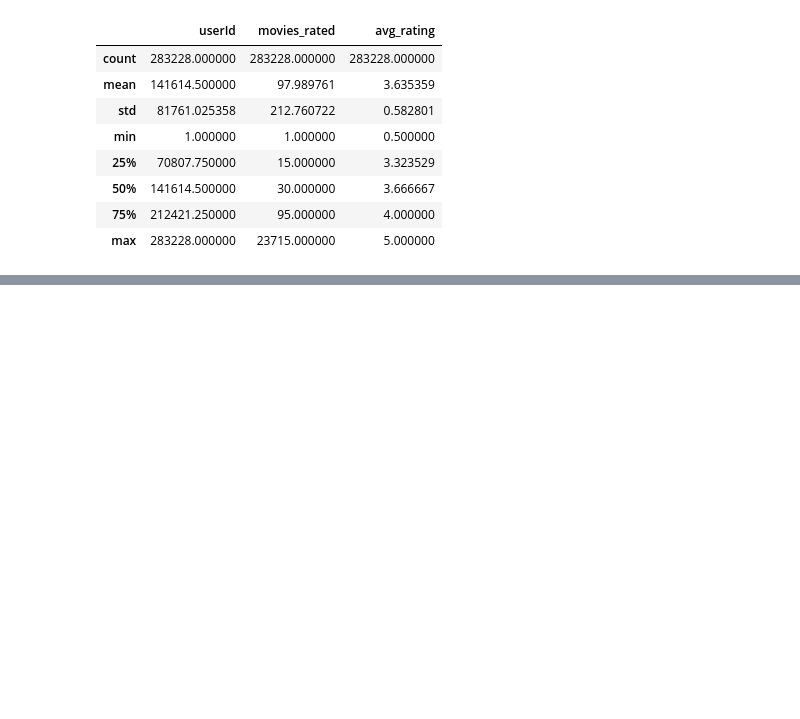
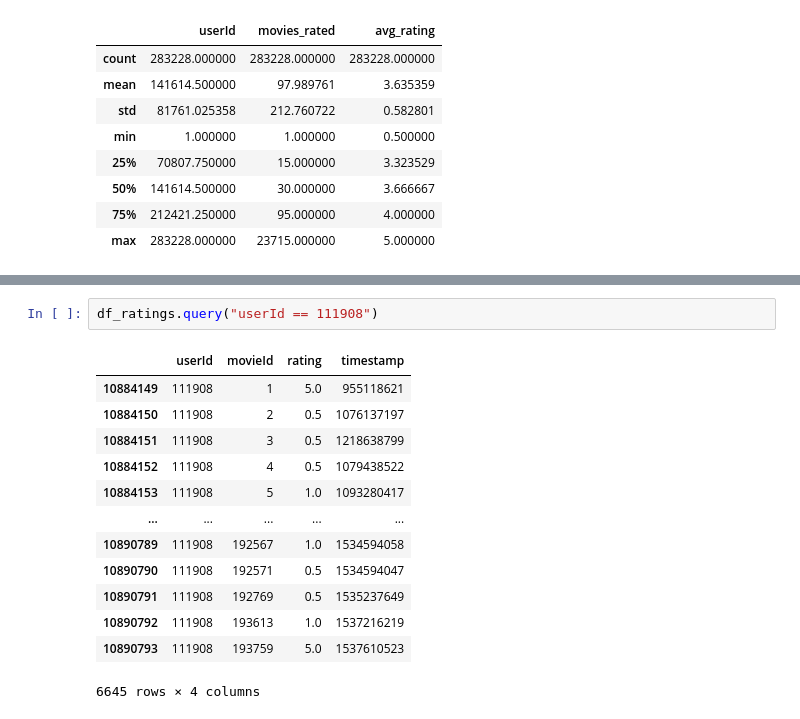
Before and after one commit to Razjoh/Machine-learning-Rasmus-Johansson, a Jupyter notebook: Labb/EDA.ipynb, the cells around one changed output, grey strips where cells are left out. Cells and saved outputs as stored; diff of their text form; blank space fills up the shorter version.

```diff
--- a/Labb/EDA.ipynb
+++ b/Labb/EDA.ipynb
@@ -302,0 +325,16 @@ users_info.query("movies_rated < 5 or avg_rating < 2")
+# %%
+df_ratings.query("userId == 111908")
+# %% [output]
+|  | userId | movieId | rating | timestamp |
+| 10884149 | 111908 | 1 | 5.0 | 955118621 |
+| 10884150 | 111908 | 2 | 0.5 | 1076137197 |
+| 10884151 | 111908 | 3 | 0.5 | 1218638799 |
+| 10884152 | 111908 | 4 | 0.5 | 1079438522 |
+| 10884153 | 111908 | 5 | 1.0 | 1093280417 |
+| ... | ... | ... | ... | ... |
+| 10890789 | 111908 | 192567 | 1.0 | 1534594058 |
+| 10890790 | 111908 | 192571 | 0.5 | 1534594047 |
+| 10890791 | 111908 | 192769 | 0.5 | 1535237649 |
+| 10890792 | 111908 | 193613 | 1.0 | 1537216219 |
+| 10890793 | 111908 | 193759 | 5.0 | 1537610523 |
+6645 rows × 4 columns
```
Also changed, not shown: parts of 4 cells of this notebook.
